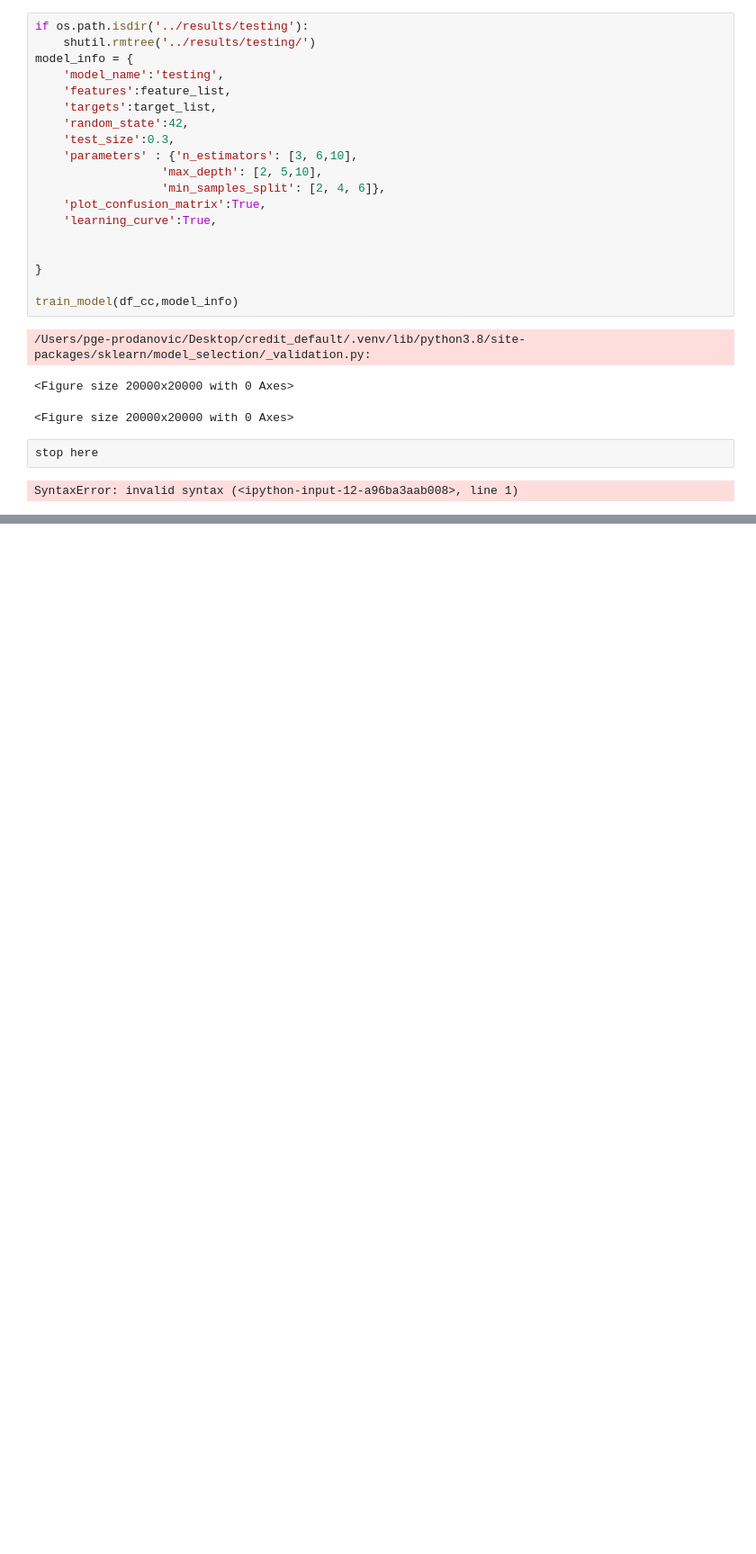
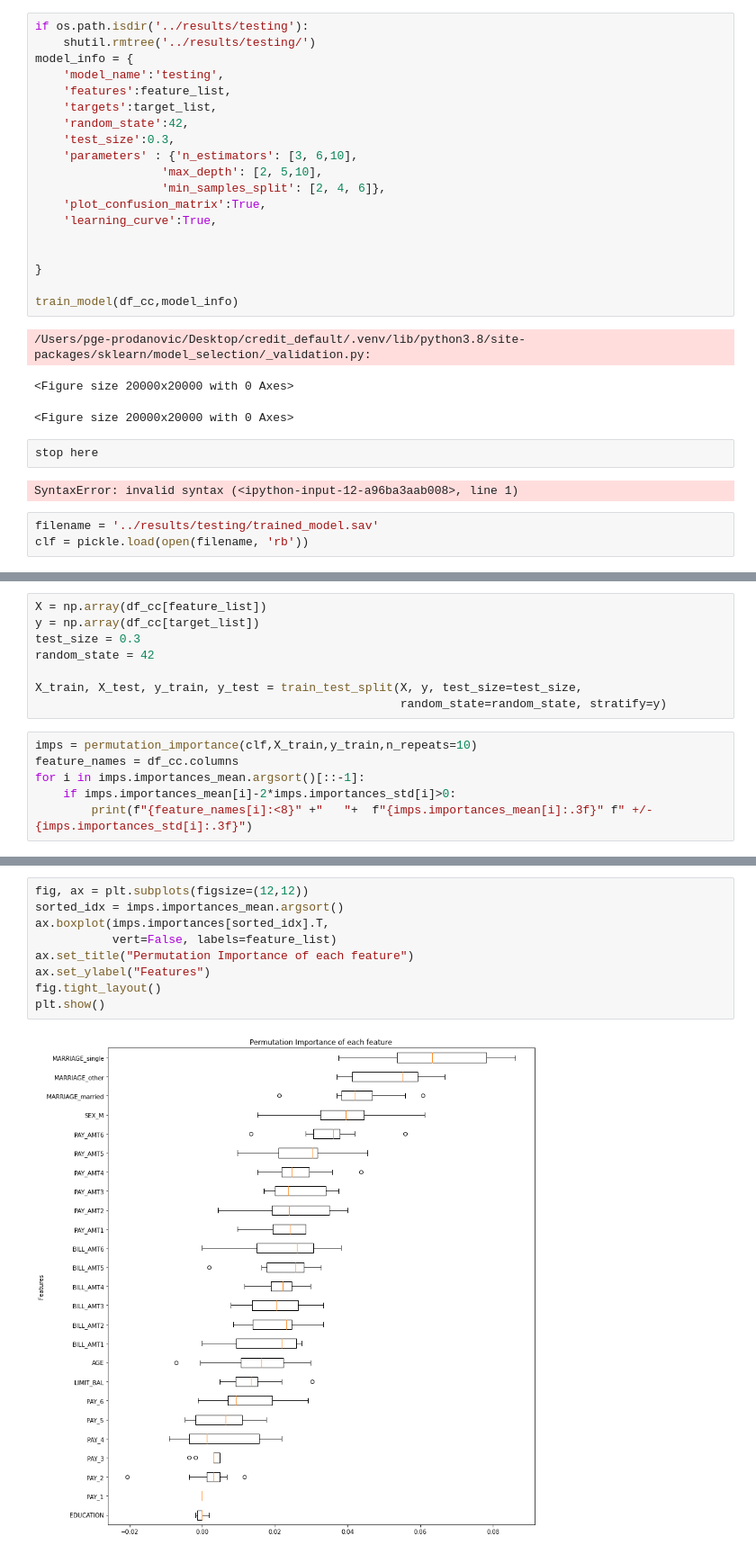
Before and after one commit to mehmaniayaz/credit_default, a Jupyter notebook: notebooks/train-model.ipynb, the cells around one changed output, grey strips where cells are left out. Shown at 90% size. Cells and saved outputs as stored; diff of their text form; blank space fills up the shorter version.

Commit message:
feature importance added to artiface creation

```diff
--- a/notebooks/train-model.ipynb
+++ b/notebooks/train-model.ipynb
@@ -100,3 +103,6 @@ train_model(df_cc,model_info)
 stop here
 # %% [output]
 SyntaxError: invalid syntax (<ipython-input-12-a96ba3aab008>, line 1)
+# %%
+filename = '../results/testing/trained_model.sav'
+clf = pickle.load(open(filename, 'rb'))
@@ -102,0 +113,14 @@ SyntaxError: invalid syntax (<ipython-input-12-a96ba3aab008>, line 1)
+# %%
+X = np.array(df_cc[feature_list])
+y = np.array(df_cc[target_list])
+test_size = 0.3
+random_state = 42
+
+X_train, X_test, y_train, y_test = train_test_split(X, y, test_size=test_size,
+                                                    random_state=random_state, stratify=y)
+# %%
+imps = permutation_importance(clf,X_train,y_train,n_repeats=10)
+feature_names = df_cc.columns
+for i in imps.importances_mean.argsort()[::-1]:
+    if imps.importances_mean[i]-2*imps.importances_std[i]>0:
+        print(f"{feature_names[i]:<8}" +"   "+  f"{imps.importances_mean[i]:.3f}" f" +/- {imps.importances_std[i]:.3f}")
@@ -102,0 +143,11 @@ SyntaxError: invalid syntax (<ipython-input-12-a96ba3aab008>, line 1)
+# %%
+fig, ax = plt.subplots(figsize=(12,12))
+sorted_idx = imps.importances_mean.argsort()
+ax.boxplot(imps.importances[sorted_idx].T,
+           vert=False, labels=feature_list)
+ax.set_title("Permutation Importance of each feature")
+ax.set_ylabel("Features")
+fig.tight_layout()
+plt.show()
+# %% [output]
+[figure, added]
```
Also changed, not shown: parts of 4 cells of this notebook, 1 other file.
